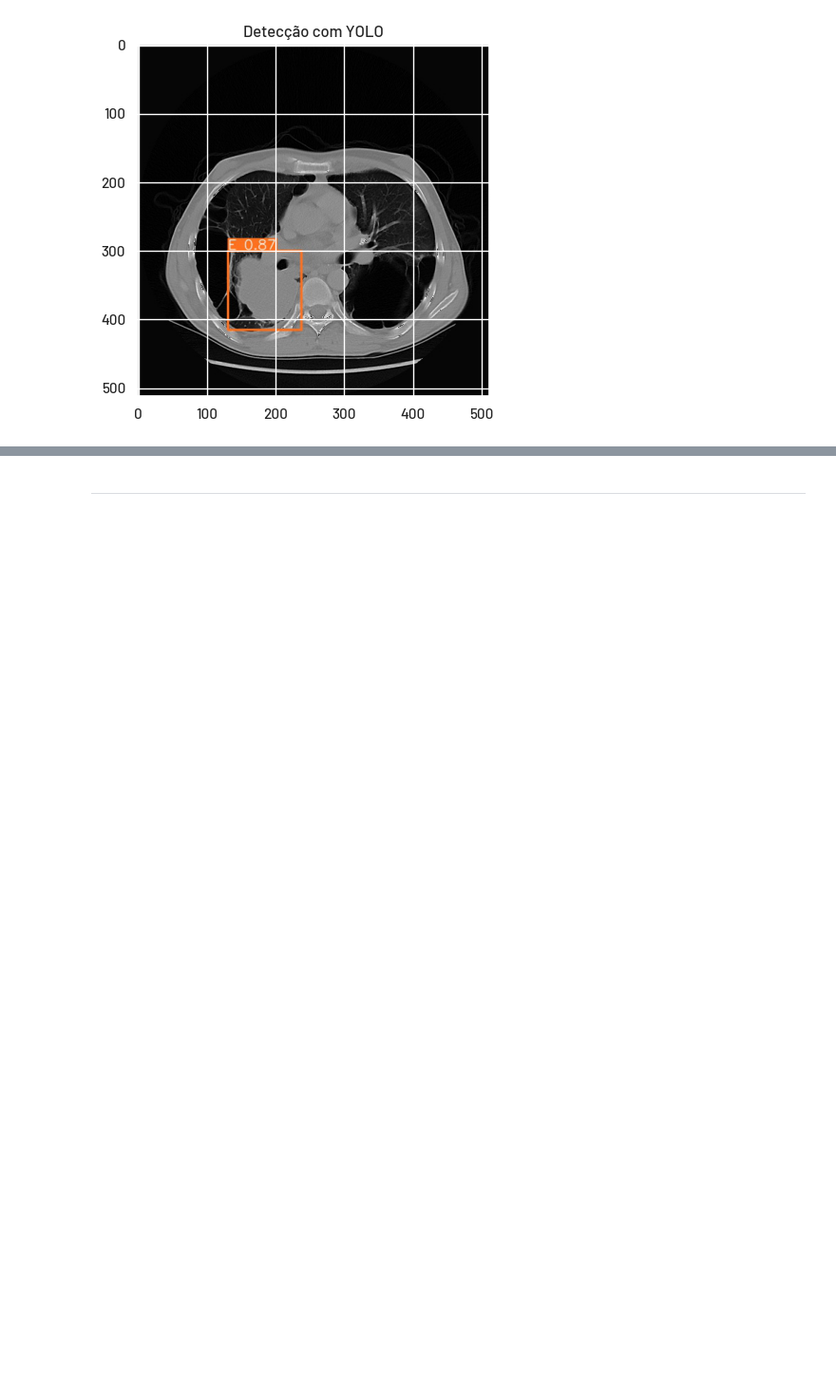
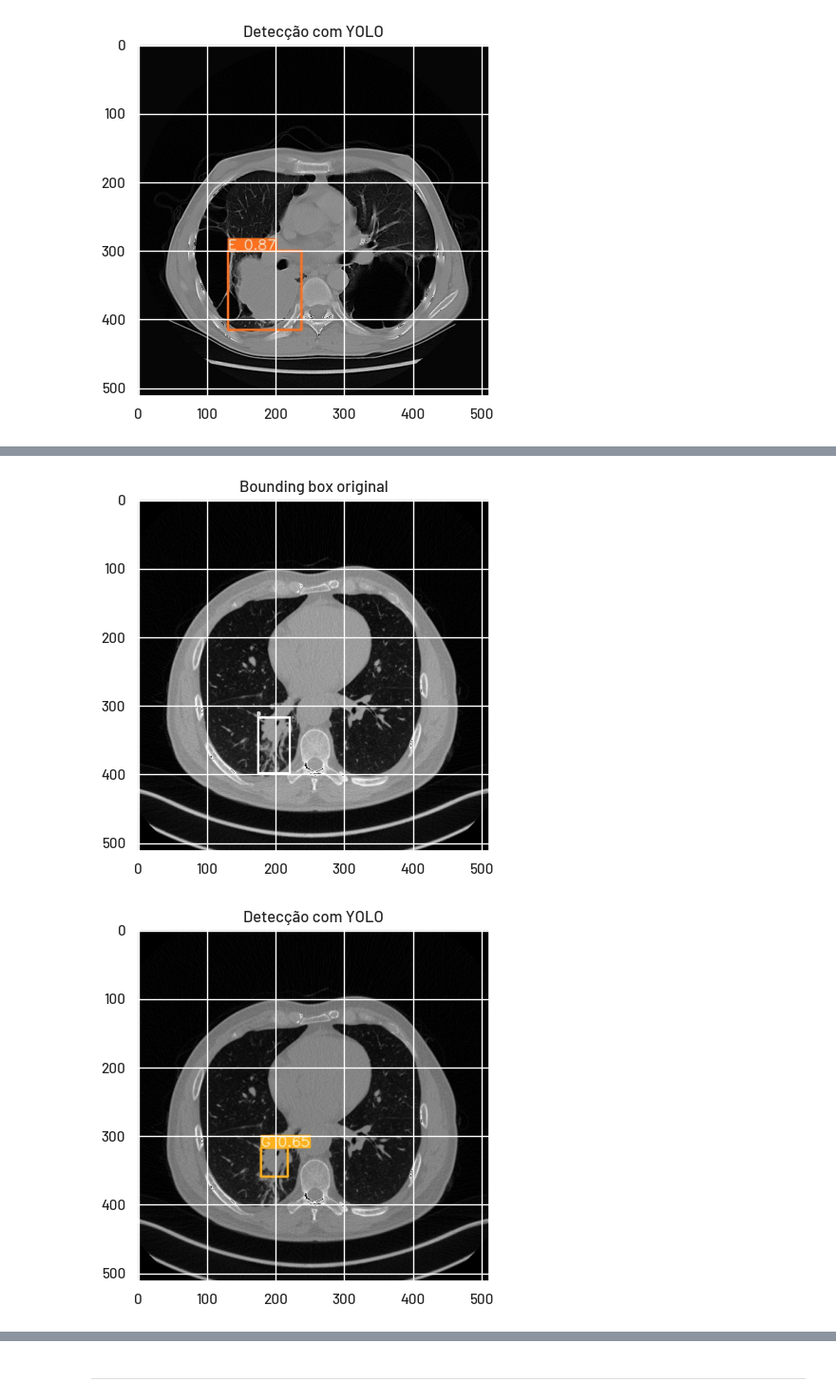
Before and after one commit to CerqueiraMatheus/lung-cancer, a Jupyter notebook: notebooks/yolo_detection.ipynb, the cells around one changed output, grey strips where cells are left out. Shown at 95% size. Cells and saved outputs as stored; diff of their text form; code cells hidden in the pictures; blank space fills up the shorter version.

```diff
--- a/notebooks/yolo_detection.ipynb
+++ b/notebooks/yolo_detection.ipynb
@@ -269,0 +279,7 @@ plot_image("runs/detect/predict/{}.jpg".format(image), "Detecção com YOLO")
+# %%
+# Classe B (confusão com G)
+plot_bounding_box("../data/test/labels/{}.txt".format("B0041_8"))
+plot_image("runs/detect/predict/{}.jpg".format("B0041_8"), "Detecção com YOLO")
+# %% [output]
+[figure, added]
+[figure, added]
```
Also changed, not shown: parts of 4 cells of this notebook.
